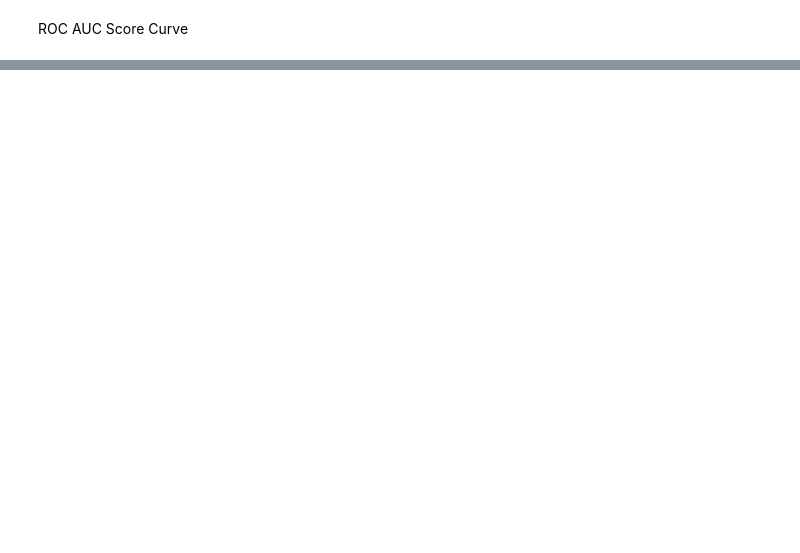
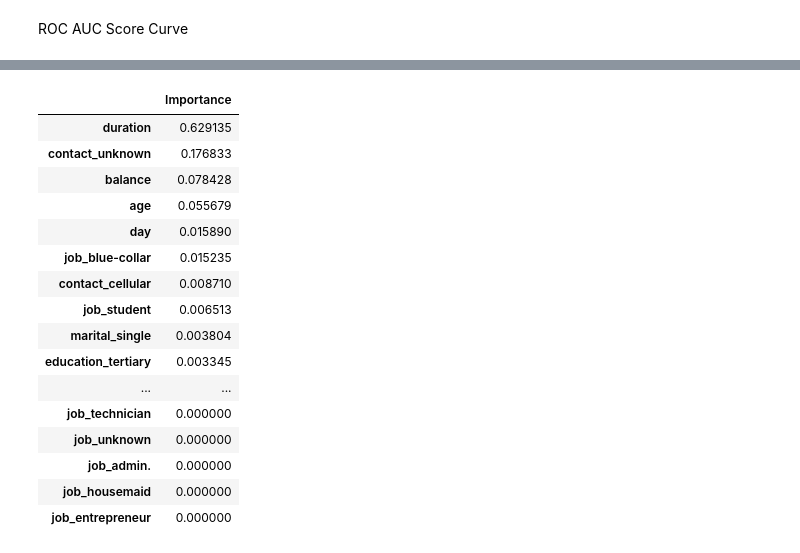
Before and after one commit to gabislot07/Chona-avanzado-2024, a Jupyter notebook: modelos parte 2 - numericos continuos y categoricos/arbol2.ipynb, the cells around one changed output, grey strips where cells are left out. Cells and saved outputs as stored; diff of their text form; code cells hidden in the pictures; blank space fills up the shorter version.

```diff
--- a/modelos parte 2 - numericos continuos y categoricos/arbol2.ipynb
+++ b/modelos parte 2 - numericos continuos y categoricos/arbol2.ipynb
@@ -118,0 +212,10 @@ ROC AUC Score Curve
+# %%
+#feature importances
+importances = mejor_modelo.feature_importances_
+indices = np.argsort(importances)[::-1]
+
+#mostrarlos en un grafico
+plt.figure(figsize = (20, 10))
+plt.bar(X_df.columns[indices], importances[indices])
+plt.xticks(rotation = 90)
+plt.show()
@@ -118,0 +224,21 @@ ROC AUC Score Curve
+# %%
+#mostrarlos en un dataframe
+pd.DataFrame(importances[indices], index = X_df.columns[indices], columns = ["Importance"])
+# %% [output]
+|  | Importance |
+| duration | 0.629135 |
+| contact_unknown | 0.176833 |
+| balance | 0.078428 |
+| age | 0.055679 |
+| day | 0.015890 |
+| job_blue-collar | 0.015235 |
+| contact_cellular | 0.008710 |
+| job_student | 0.006513 |
+| marital_single | 0.003804 |
+| education_tertiary | 0.003345 |
+| ... | ... |
+| job_technician | 0.000000 |
+| job_unknown | 0.000000 |
+| job_admin. | 0.000000 |
+| job_housemaid | 0.000000 |
+| job_entrepreneur | 0.000000 |
```
Also changed, not shown: parts of 10 cells of this notebook, 1 other file.
